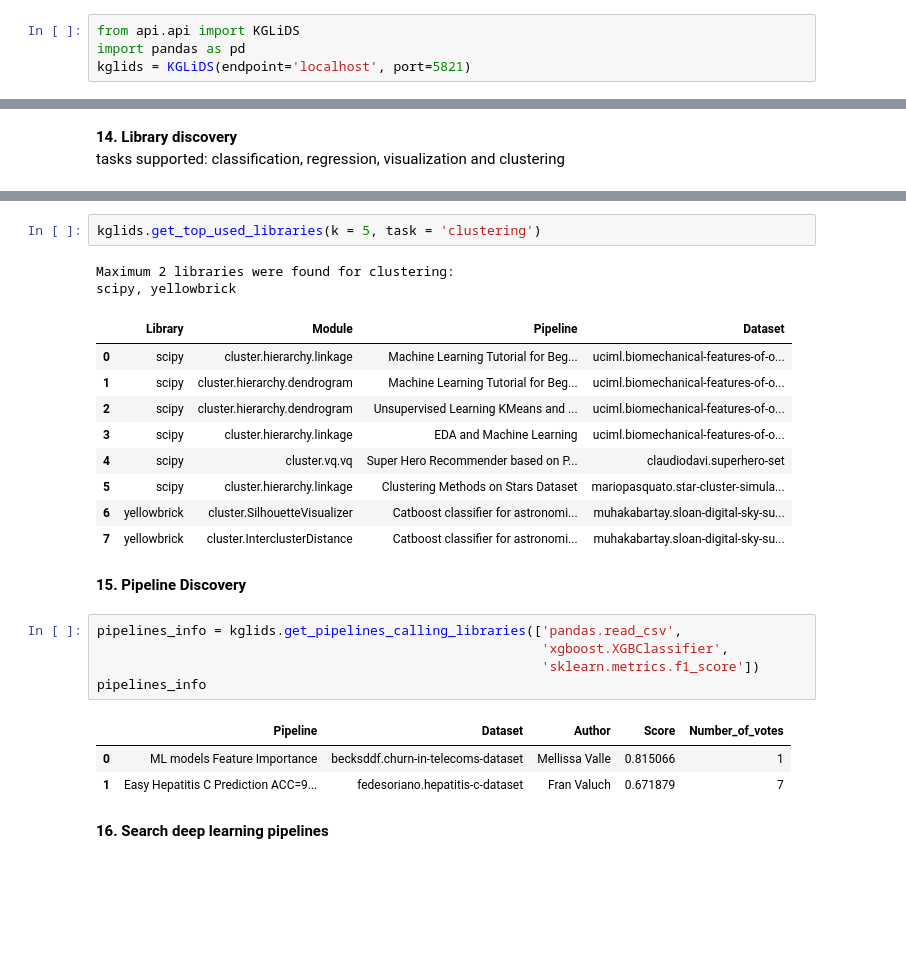
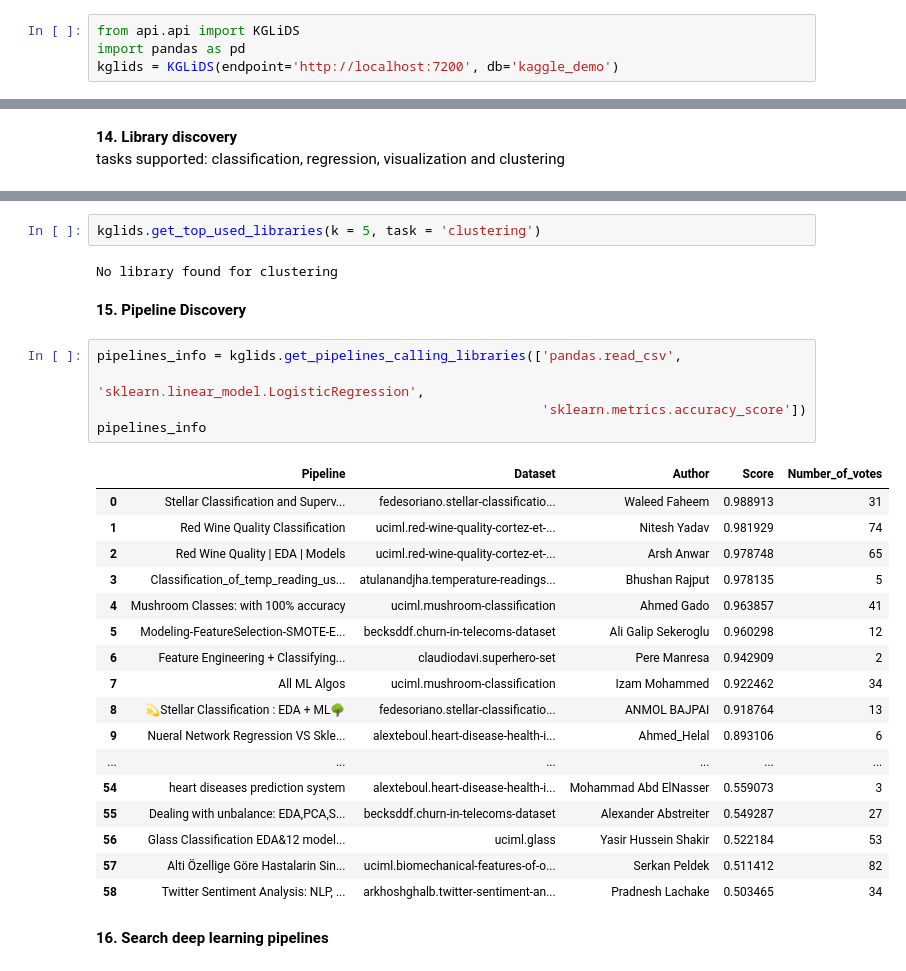
Before and after one commit to CoDS-GCS/kglids, a Jupyter notebook: KGLiDS_notebook.ipynb, the cells around one changed output, grey strips where cells are left out. Saved outputs shown, nothing was run; the diff lists cells and outputs as text; blank space fills up the shorter version.

```diff
--- a/KGLiDS_notebook.ipynb
+++ b/KGLiDS_notebook.ipynb
@@ -3,4 +3,4 @@
 # %%
 from api.api import KGLiDS
 import pandas as pd
-kglids = KGLiDS(endpoint='localhost', port=5821)
+kglids = KGLiDS(endpoint='http://localhost:7200', db='kaggle_demo')
@@ -320,28 +312,32 @@ plotly, sklearn, bokeh, fbprophet, matplotlib
 # %%
 kglids.get_top_used_libraries(k = 5, task = 'clustering')
 # %% [output]
-Maximum 2 libraries were found for clustering:
-scipy, yellowbrick
+No library found for clustering
-|  | Library | Module | Pipeline | Dataset |
-| 0 | scipy | cluster.hierarchy.linkage | Machine Learning Tutorial for Beg... | uciml.biomechanical-features-of-o... |
-| 1 | scipy | cluster.hierarchy.dendrogram | Machine Learning Tutorial for Beg... | uciml.biomechanical-features-of-o... |
-| 2 | scipy | cluster.hierarchy.dendrogram | Unsupervised Learning KMeans and ... | uciml.biomechanical-features-of-o... |
-| 3 | scipy | cluster.hierarchy.linkage | EDA and Machine Learning | uciml.biomechanical-features-of-o... |
-| 4 | scipy | cluster.vq.vq | Super Hero Recommender based on P... | claudiodavi.superhero-set |
-| 5 | scipy | cluster.hierarchy.linkage | Clustering Methods on Stars Dataset | mariopasquato.star-cluster-simula... |
-| 6 | yellowbrick | cluster.SilhouetteVisualizer | Catboost classifier for astronomi... | muhakabartay.sloan-digital-sky-su... |
-| 7 | yellowbrick | cluster.InterclusterDistance | Catboost classifier for astronomi... | muhakabartay.sloan-digital-sky-su... |
 # %% [markdown]
 <b>15. Pipeline Discovery</b>
 # %%
 pipelines_info = kglids.get_pipelines_calling_libraries(['pandas.read_csv',
-                                                         'xgboost.XGBClassifier',
-                                                         'sklearn.metrics.f1_score'])
+                                                         'sklearn.linear_model.LogisticRegression',
+                                                         'sklearn.metrics.accuracy_score'])
 pipelines_info
 # %% [output]
 |  | Pipeline | Dataset | Author | Score | Number_of_votes |
-| 0 | ML models Feature Importance | becksddf.churn-in-telecoms-dataset | Mellissa Valle | 0.815066 | 1 |
-| 1 | Easy Hepatitis C Prediction ACC=9... | fedesoriano.hepatitis-c-dataset | Fran Valuch | 0.671879 | 7 |
+| 0 | Stellar Classification and Superv... | fedesoriano.stellar-classificatio... | Waleed Faheem | 0.988913 | 31 |
+| 1 | Red Wine Quality Classification | uciml.red-wine-quality-cortez-et-... | Nitesh Yadav | 0.981929 | 74 |
+| 2 | Red Wine Quality | EDA | Models | uciml.red-wine-quality-cortez-et-... | Arsh Anwar | 0.978748 | 65 |
+| 3 | Classification_of_temp_reading_us... | atulanandjha.temperature-readings... | Bhushan Rajput | 0.978135 | 5 |
+| 4 | Mushroom Classes: with 100% accuracy | uciml.mushroom-classification | Ahmed Gado | 0.963857 | 41 |
+| 5 | Modeling-FeatureSelection-SMOTE-E... | becksddf.churn-in-telecoms-dataset | Ali Galip Sekeroglu | 0.960298 | 12 |
+| 6 | Feature Engineering + Classifying... | claudiodavi.superhero-set | Pere Manresa | 0.942909 | 2 |
+| 7 | All ML Algos | uciml.mushroom-classification | Izam Mohammed | 0.922462 | 34 |
+| 8 | 💫Stellar Classification : EDA + ML🌳 | fedesoriano.stellar-classificatio... | ANMOL BAJPAI | 0.918764 | 13 |
+| 9 | Nueral Network Regression VS Skle... | alexteboul.heart-disease-health-i... | Ahmed_Helal | 0.893106 | 6 |
+| ... | ... | ... | ... | ... | ... |
+| 54 | heart diseases prediction system | alexteboul.heart-disease-health-i... | Mohammad Abd ElNasser | 0.559073 | 3 |
+| 55 | Dealing with unbalance: EDA,PCA,S... | becksddf.churn-in-telecoms-dataset | Alexander Abstreiter | 0.549287 | 27 |
+| 56 | Glass Classification EDA&12 model... | uciml.glass | Yasir Hussein Shakir | 0.522184 | 53 |
+| 57 | Alti Özellige Göre Hastalarin Sin... | uciml.biomechanical-features-of-o... | Serkan Peldek | 0.511412 | 82 |
+| 58 | Twitter Sentiment Analysis: NLP, ... | arkhoshghalb.twitter-sentiment-an... | Pradnesh Lachake | 0.503465 | 34 |
 # %% [markdown]
 <b>16. Search deep learning pipelines</b>
 # %%
```
Also changed, not shown: parts of 32 cells of this notebook.
